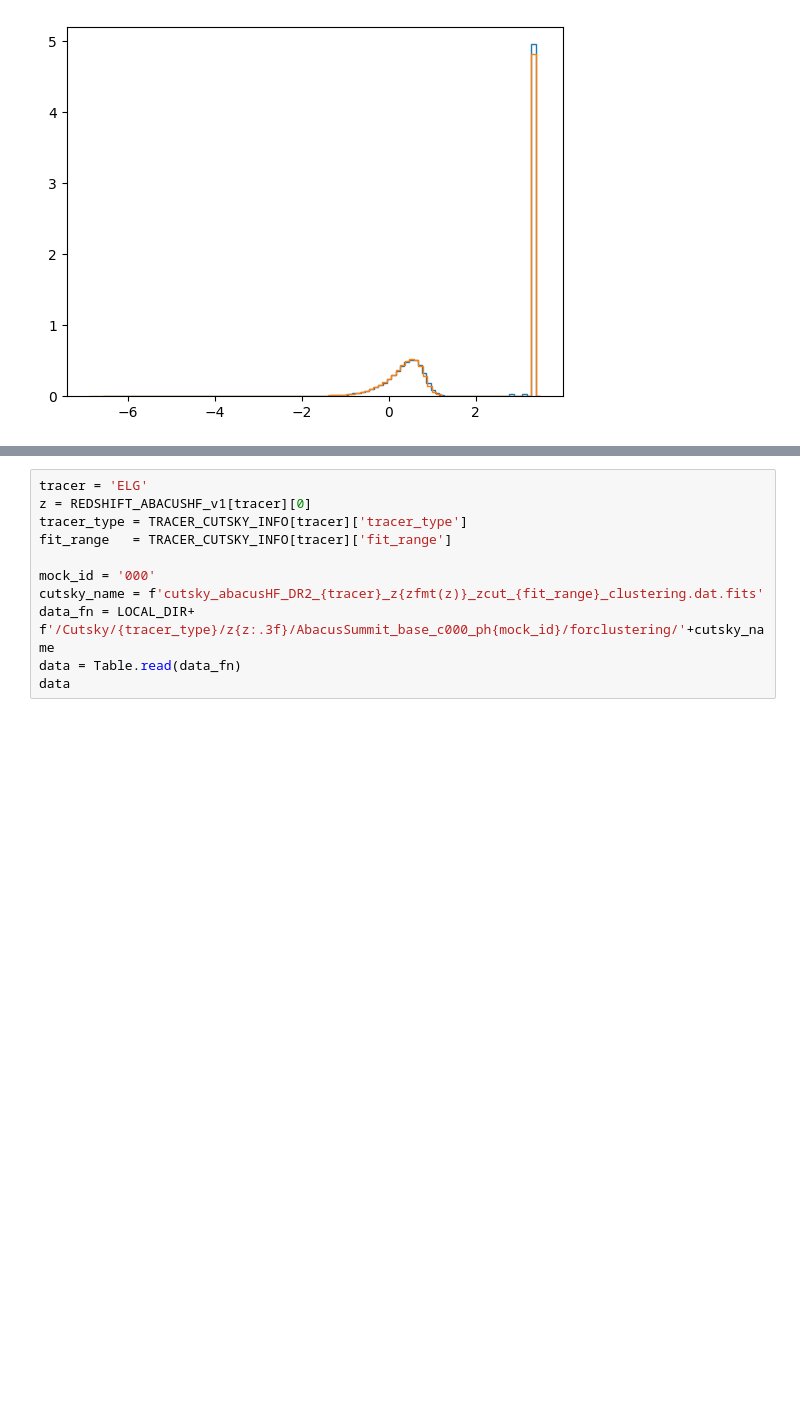
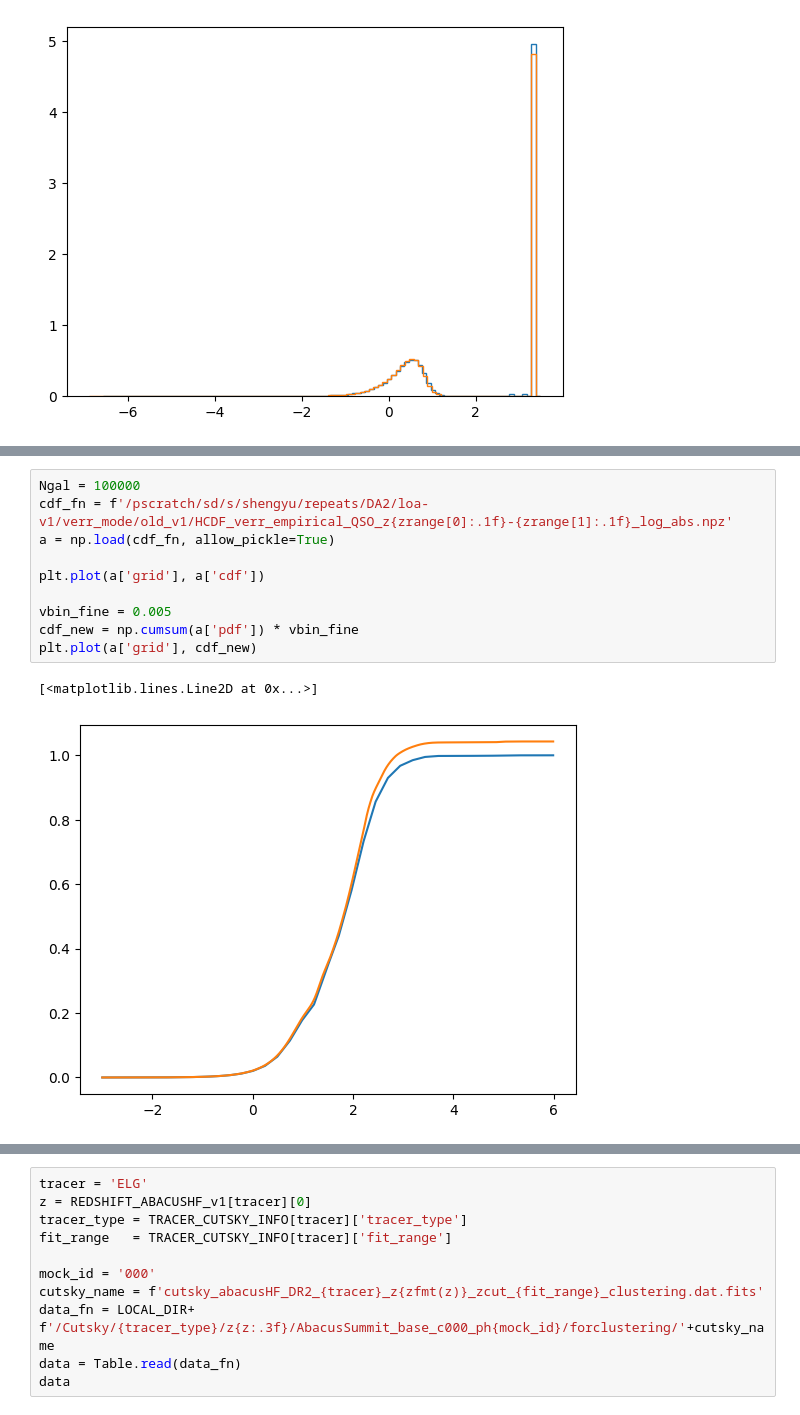
Before and after one commit to ShengyuHE/desi_y3_redshift_errors, a Jupyter notebook: main/clustering/notebooks/check_mock.ipynb, the cells around one changed output, grey strips where cells are left out. Drawn from its saved outputs; the diff is of its cells as text; blank space fills up the shorter version.

```diff
--- a/main/clustering/notebooks/check_mock.ipynb
+++ b/main/clustering/notebooks/check_mock.ipynb
@@ -235,0 +196,13 @@ plt.show()
+# %%
+Ngal = 100000
+cdf_fn = f'/pscratch/sd/s/shengyu/repeats/DA2/loa-v1/verr_mode/old_v1/HCDF_verr_empirical_QSO_z{zrange[0]:.1f}-{zrange[1]:.1f}_log_abs.npz'
+a = np.load(cdf_fn, allow_pickle=True)
+
+plt.plot(a['grid'], a['cdf'])
+
+vbin_fine = 0.005
+cdf_new = np.cumsum(a['pdf']) * vbin_fine
+plt.plot(a['grid'], cdf_new)
+# %% [output]
+[<matplotlib.lines.Line2D at 0x...>]
+[figure, added]
```
Also changed, not shown: parts of 13 cells of this notebook, 4 other files.
